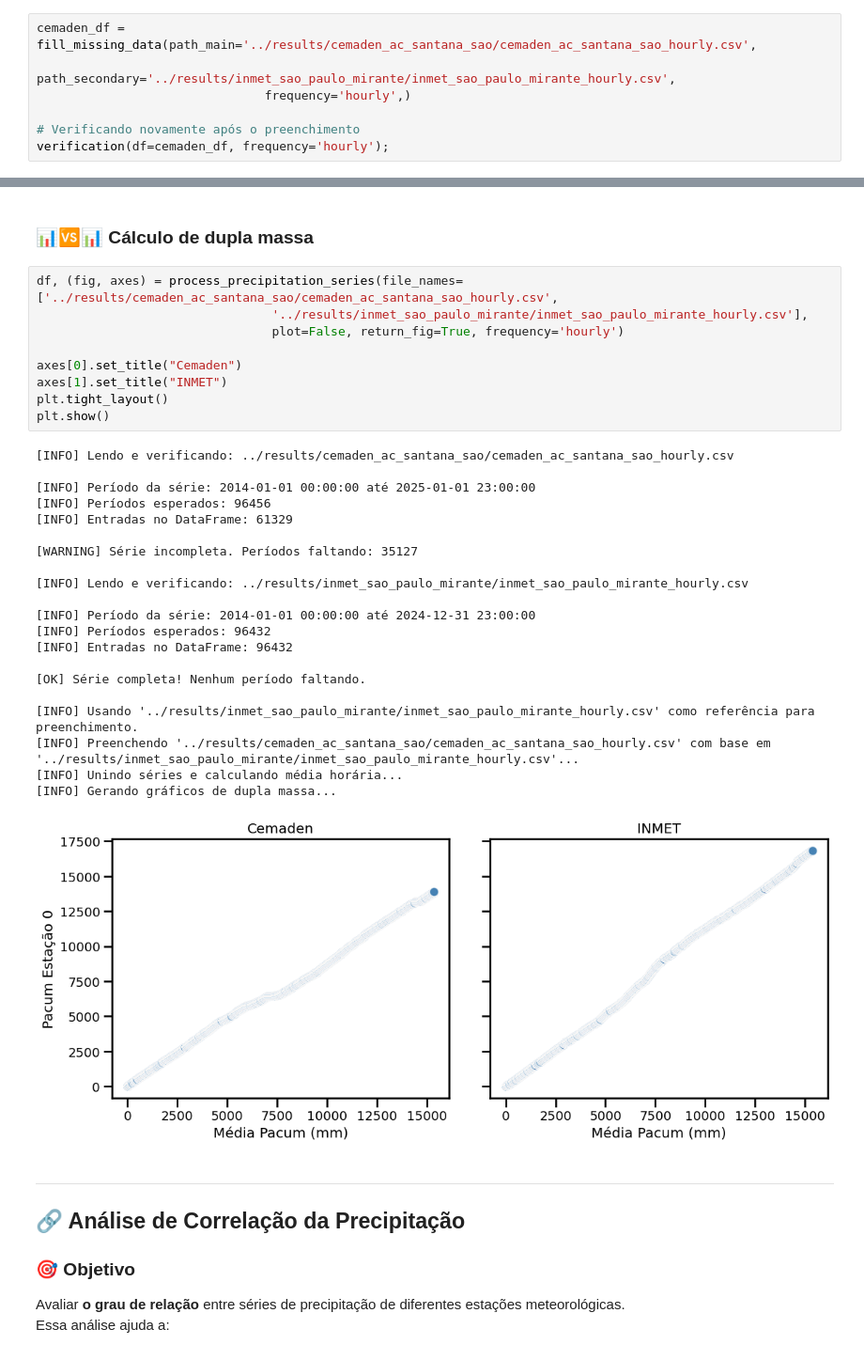
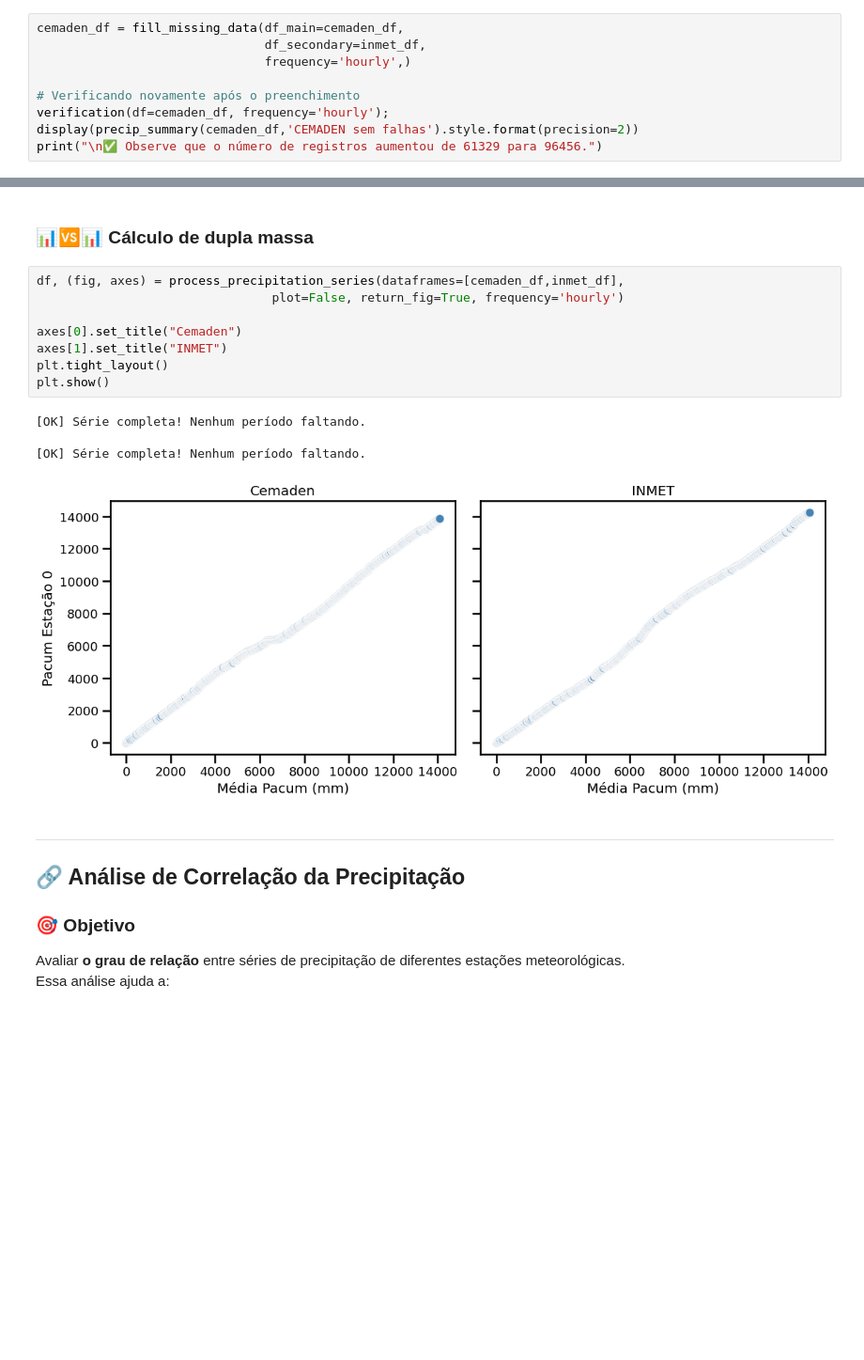
Before and after one commit to plcrisp/automatic-idf-graphs, a Jupyter notebook: notebooks/01-data-exploration.ipynb, the cells around one changed output, grey strips where cells are left out. Shown at 94% size. Drawn from its saved outputs; the diff is of its cells as text; blank space fills up the shorter version.

```diff
--- a/notebooks/01-data-exploration.ipynb
+++ b/notebooks/01-data-exploration.ipynb
@@ -202,10 +238,12 @@ verification(df=inmet_df,frequency='hourly');
 # %% [markdown]
 ##### 📑 Nesse caso, a *utlização de um dataset auxiliar* é adequada, pois para a fonte do CEMADEN existem muitos dados faltantes.
 # %%
-cemaden_df = fill_missing_data(path_main='../results/cemaden_ac_santana_sao/cemaden_ac_santana_sao_hourly.csv',
-                               path_secondary='../results/inmet_sao_paulo_mirante/inmet_sao_paulo_mirante_hourly.csv',
+cemaden_df = fill_missing_data(df_main=cemaden_df,
+                               df_secondary=inmet_df,
                                frequency='hourly',)
 
 # Verificando novamente após o preenchimento
 verification(df=cemaden_df, frequency='hourly');
+display(precip_summary(cemaden_df,'CEMADEN sem falhas').style.format(precision=2))
+print("\n✅ Observe que o número de registros aumentou de 61329 para 96456.")
 # %% [output]
@@ -294,36 +322,18 @@ plt.show()
 # %% [markdown]
 ### 📊🆚📊 Cálculo de dupla massa
 # %%
-df, (fig, axes) = process_precipitation_series(file_names=['../results/cemaden_ac_santana_sao/cemaden_ac_santana_sao_hourly.csv',
-                                '../results/inmet_sao_paulo_mirante/inmet_sao_paulo_mirante_hourly.csv'],
+df, (fig, axes) = process_precipitation_series(dataframes=[cemaden_df,inmet_df],
                                 plot=False, return_fig=True, frequency='hourly')
 
 axes[0].set_title("Cemaden")
 axes[1].set_title("INMET")
 plt.tight_layout()
 plt.show()
 # %% [output]
-[INFO] Lendo e verificando: ../results/cemaden_ac_santana_sao/cemaden_ac_santana_sao_hourly.csv
-
-[INFO] Período da série: 2014-01-01 00:00:00 até 2025-01-01 23:00:00
-[INFO] Períodos esperados: 96456
-[INFO] Entradas no DataFrame: 61329
-
-[WARNING] Série incompleta. Períodos faltando: 35127
-
-[INFO] Lendo e verificando: ../results/inmet_sao_paulo_mirante/inmet_sao_paulo_mirante_hourly.csv
-
-[INFO] Período da série: 2014-01-01 00:00:00 até 2024-12-31 23:00:00
-[INFO] Períodos esperados: 96432
-[INFO] Entradas no DataFrame: 96432
+[OK] Série completa! Nenhum período faltando.
 
 [OK] Série completa! Nenhum período faltando.
-
-[INFO] Usando '../results/inmet_sao_paulo_mirante/inmet_sao_paulo_mirante_hourly.csv' como referência para preenchimento.
-[INFO] Preenchendo '../results/cemaden_ac_santana_sao/cemaden_ac_santana_sao_hourly.csv' com base em '../results/inmet_sao_paulo_mirante/inmet_sao_paulo_mirante_hourly.csv'...
-[INFO] Unindo séries e calculando média horária...
-[INFO] Gerando gráficos de dupla massa...
-[figure, old version]
+[figure, new version]
 # %% [markdown]
 ---
 ## 🔗 Análise de Correlação da Precipitação
```
Also changed, not shown: parts of 18 cells of this notebook, 3 other files.
